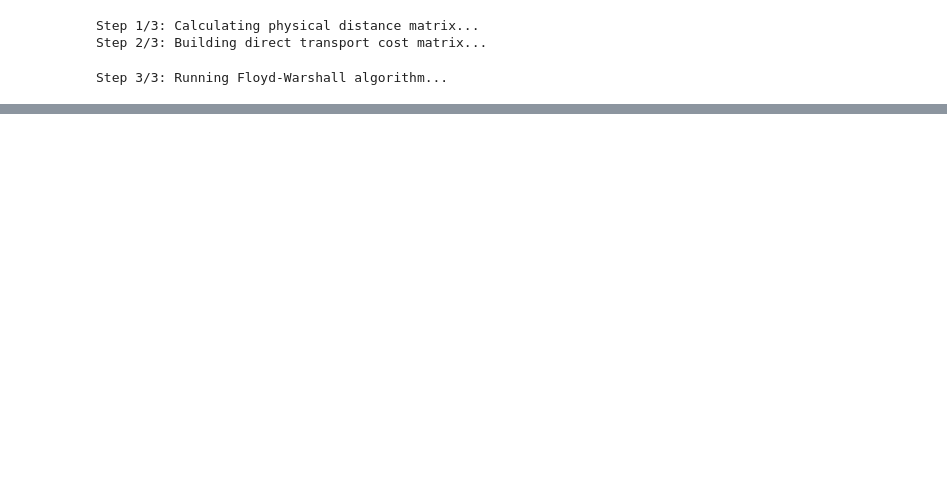
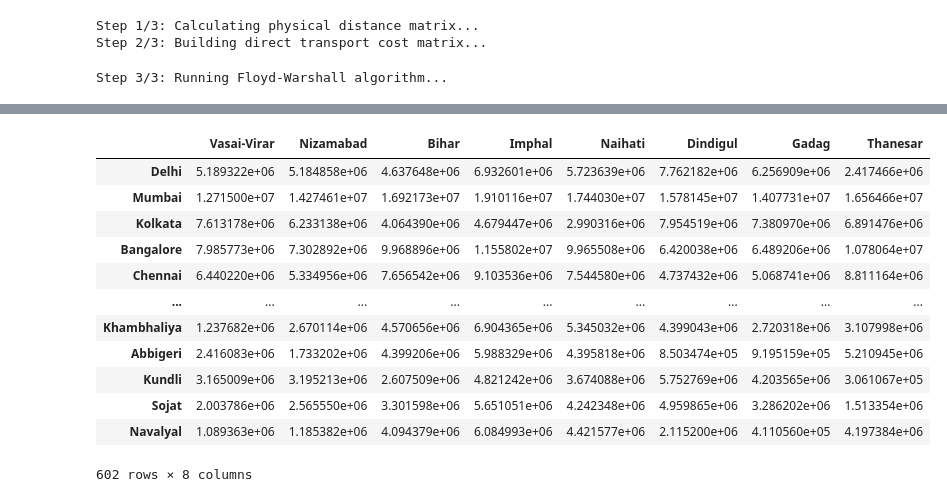
Before and after one commit to shashank2403/Heuristic-Network-Optimisation, a Jupyter notebook: main.ipynb, the cells around one changed output, grey strips where cells are left out. Drawn from its saved outputs; the diff is of its cells as text; code cells hidden in the pictures; blank space fills up the shorter version.

```diff
--- a/main.ipynb
+++ b/main.ipynb
@@ -427,0 +521,3 @@ array([0., 0., 0., 0., 0., 0., 0., 0., 0., 0., 0., 0., 0., 0., 0., 0., 0.,
+# %%
+ans = ga[0][0]
+ans
@@ -427,0 +542,3 @@ array([0., 0., 0., 0., 0., 0., 0., 0., 0., 0., 0., 0., 0., 0., 0., 0., 0.,
+# %%
+fcd = pd.DataFrame(fc_df['city'].values[ans== 1], columns = ['city'])
+fcd
@@ -427,0 +555,17 @@ array([0., 0., 0., 0., 0., 0., 0., 0., 0., 0., 0., 0., 0., 0., 0., 0., 0.,
+# %%
+htc = transport_costs.loc[:,fcd['city'].values]
+htc
+# %% [output]
+|  | Vasai-Virar | Nizamabad | Bihar | Imphal | Naihati | Dindigul | Gadag | Thanesar |
+| Delhi | 5.189322e+06 | 5.184858e+06 | 4.637648e+06 | 6.932601e+06 | 5.723639e+06 | 7.762182e+06 | 6.256909e+06 | 2.417466e+06 |
+| Mumbai | 1.271500e+07 | 1.427461e+07 | 1.692173e+07 | 1.910116e+07 | 1.744030e+07 | 1.578145e+07 | 1.407731e+07 | 1.656466e+07 |
+| Kolkata | 7.613178e+06 | 6.233138e+06 | 4.064390e+06 | 4.679447e+06 | 2.990316e+06 | 7.954519e+06 | 7.380970e+06 | 6.891476e+06 |
+| Bangalore | 7.985773e+06 | 7.302892e+06 | 9.968896e+06 | 1.155802e+07 | 9.965508e+06 | 6.420038e+06 | 6.489206e+06 | 1.078064e+07 |
+| Chennai | 6.440220e+06 | 5.334956e+06 | 7.656542e+06 | 9.103536e+06 | 7.544580e+06 | 4.737432e+06 | 5.068741e+06 | 8.811164e+06 |
+| ... | ... | ... | ... | ... | ... | ... | ... | ... |
+| Khambhaliya | 1.237682e+06 | 2.670114e+06 | 4.570656e+06 | 6.904365e+06 | 5.345032e+06 | 4.399043e+06 | 2.720318e+06 | 3.107998e+06 |
+| Abbigeri | 2.416083e+06 | 1.733202e+06 | 4.399206e+06 | 5.988329e+06 | 4.395818e+06 | 8.503474e+05 | 9.195159e+05 | 5.210945e+06 |
+| Kundli | 3.165009e+06 | 3.195213e+06 | 2.607509e+06 | 4.821242e+06 | 3.674088e+06 | 5.752769e+06 | 4.203565e+06 | 3.061067e+05 |
+| Sojat | 2.003786e+06 | 2.565550e+06 | 3.301598e+06 | 5.651051e+06 | 4.242348e+06 | 4.959865e+06 | 3.286202e+06 | 1.513354e+06 |
+| Navalyal | 1.089363e+06 | 1.185382e+06 | 4.094379e+06 | 6.084993e+06 | 4.421577e+06 | 2.115200e+06 | 4.110560e+05 | 4.197384e+06 |
+602 rows × 8 columns
```
Also changed, not shown: parts of 33 cells of this notebook, 3 other files.
